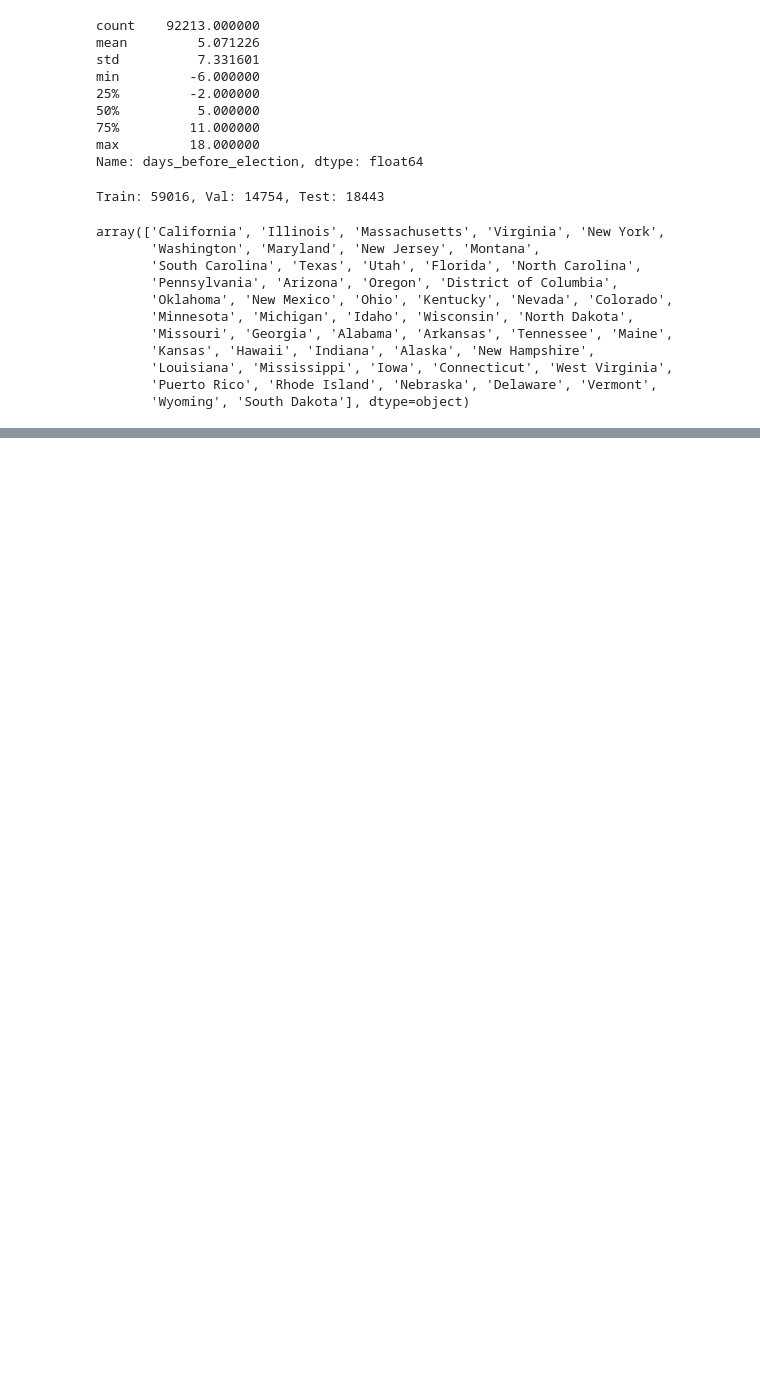
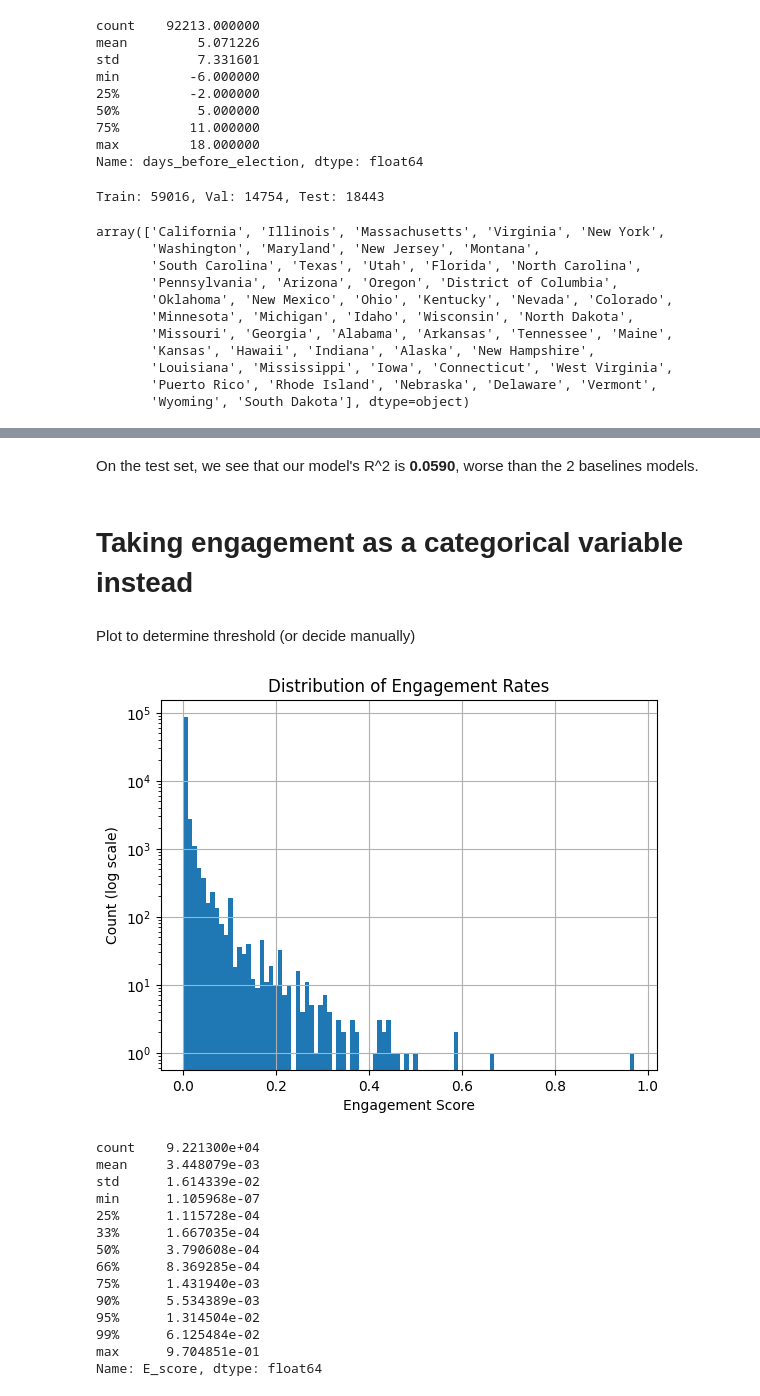
Before and after one commit to marcussleongg/twitter_political_sentiment_analysis, a Jupyter notebook: notebooks/analysis.ipynb, the cells around one changed output, grey strips where cells are left out. Drawn from its saved outputs; the diff is of its cells as text; code cells hidden in the pictures; blank space fills up the shorter version.

```diff
--- a/notebooks/analysis.ipynb
+++ b/notebooks/analysis.ipynb
@@ -721,6 +691,8 @@ df.head()
 5 rows × 28 columns
 # %%
 df.to_csv("df.csv", index=False)
+# %%
+df = pd.read_csv("/content/df.csv")
 # %% [markdown]
 # Baseline models for comparison
 # %% [markdown]
@@ -1092,0 +1346,33 @@ Successfully installed colorlog-6.10.1 optuna-4.8.0
+# %% [markdown]
+On the test set, we see that our model's R^2 is **0.0590**, worse than the 2 baselines models.
+# %% [markdown]
+# Taking engagement as a categorical variable instead
+# %% [markdown]
+Plot to determine threshold (or decide manually)
+# %%
+import matplotlib.pyplot as plt
+
+df['E_score'].hist(bins=100, log=True)
+plt.xlabel('Engagement Score')
+plt.ylabel('Count (log scale)')
+plt.title('Distribution of Engagement Rates')
+plt.show()
+
+# Also look at percentiles to understand the distribution
+print(df['E_score'].describe(percentiles=[.25, .33, .5, .66, .75, .90, .95, .99]))
+# %% [output]
+[figure, added]
+count    9.221300e+04
+mean     3.448079e-03
+std      1.614339e-02
+min      1.105968e-07
+25%      1.115728e-04
+33%      1.667035e-04
+50%      3.790608e-04
+66%      8.369285e-04
+75%      1.431940e-03
+90%      5.534389e-03
+95%      1.314504e-02
+99%      6.125484e-02
+max      9.704851e-01
+Name: E_score, dtype: float64
```
Also changed, not shown: parts of 31 cells of this notebook.
